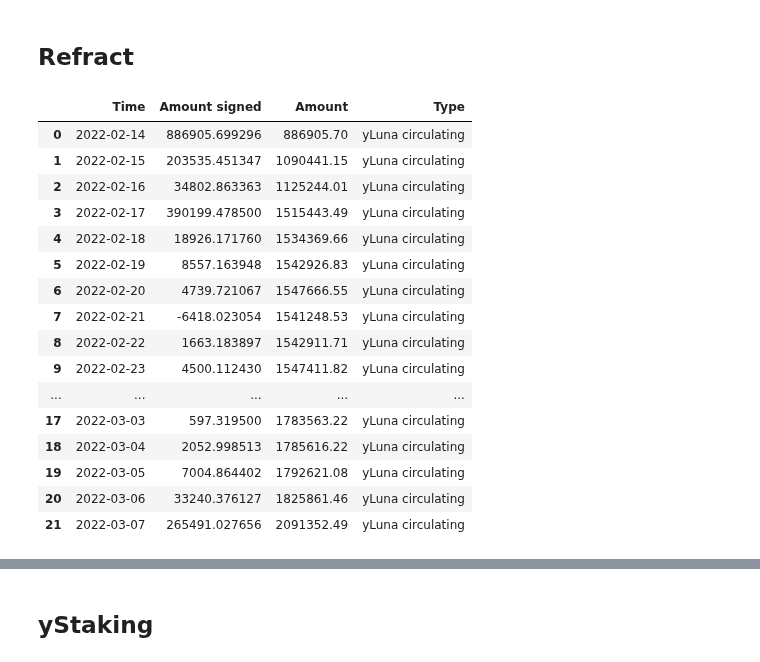
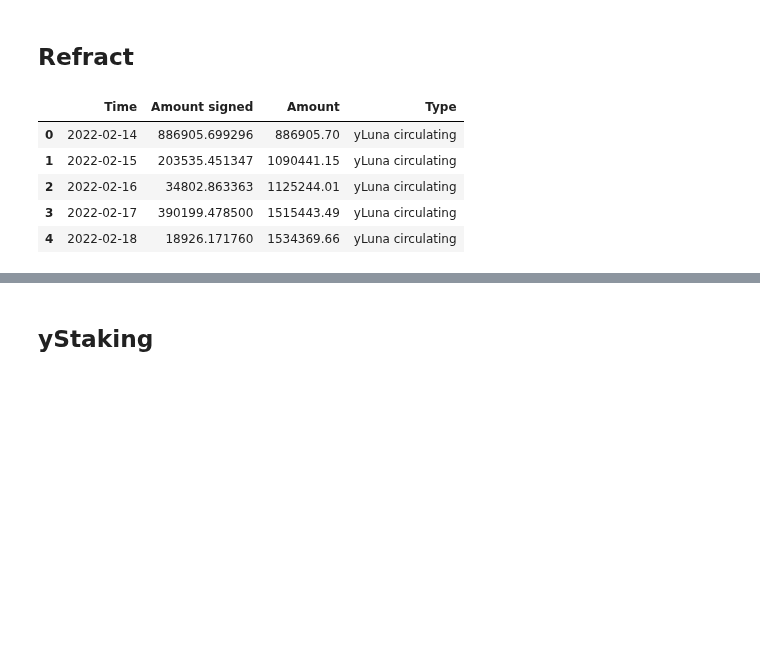
Before and after one commit to IncioMan/prism_forge, a Jupyter notebook: notebook/Prism Farm - Analytics.ipynb, the cells around one changed output, grey strips where cells are left out. Cells and saved outputs as stored; diff of their text form; code cells hidden in the pictures; blank space fills up the shorter version.

```diff
--- a/notebook/Prism Farm - Analytics.ipynb
+++ b/notebook/Prism Farm - Analytics.ipynb
@@ -20,6 +20,11 @@ class DataProvider:
         self.claim = claim
         self.get_url = get_url
         self.path_to_data = path_to_data
+        self.dates_to_mark = pd.DataFrame([
+            ['2022-02-13', '2022-02-13',1600000,'Prism Forge'],
+            ['2022-03-06', '2022-03-06',2100000,'Prism Farm']],
+            columns=['text_date','date','height','text']
+        )
 
     def load_from_url(self):
         self.ystaking_farm_df = self.claim(self.ystaking_farm)
@@ -151,6 +156,17 @@ class DataProvider:
         self.polish_refracting()
         self.polish_ystaking()
         self.polish_ystaking_farm()
+
+    def fill_date_gaps(self, dff, extra_dates=[]):
+        dd = dff.Time.unique()
+        dd = [*dd,*extra_dates]
+        unique_dates = pd.Series(dd).rename('Time').reset_index().drop(columns='index')
+        for t in dff.Type.unique():
+            df = dff[dff.Type==t].merge(unique_dates, how='right').fillna(0)
+            df['Type'] = t
+            dff = dff.append(df)
+        dff = dff.drop_duplicates()
+        return dff
 # %%
 def claim(claim_hash):
     df = pd.read_json(
@@ -193,24 +209,13 @@ dp.polish()
 # %%
 daily_delta_rf = dp.daily_delta_rf
 # %%
-daily_delta_rf
+daily_delta_rf.head()
 # %% [output]
 |  | Time | Amount signed | Amount | Type |
 | 0 | 2022-02-14 | 886905.699296 | 886905.70 | yLuna circulating |
 | 1 | 2022-02-15 | 203535.451347 | 1090441.15 | yLuna circulating |
 | 2 | 2022-02-16 | 34802.863363 | 1125244.01 | yLuna circulating |
 | 3 | 2022-02-17 | 390199.478500 | 1515443.49 | yLuna circulating |
 | 4 | 2022-02-18 | 18926.171760 | 1534369.66 | yLuna circulating |
-| 5 | 2022-02-19 | 8557.163948 | 1542926.83 | yLuna circulating |
-| 6 | 2022-02-20 | 4739.721067 | 1547666.55 | yLuna circulating |
-| 7 | 2022-02-21 | -6418.023054 | 1541248.53 | yLuna circulating |
-| 8 | 2022-02-22 | 1663.183897 | 1542911.71 | yLuna circulating |
-| 9 | 2022-02-23 | 4500.112430 | 1547411.82 | yLuna circulating |
-| ... | ... | ... | ... | ... |
-| 17 | 2022-03-03 | 597.319500 | 1783563.22 | yLuna circulating |
-| 18 | 2022-03-04 | 2052.998513 | 1785616.22 | yLuna circulating |
-| 19 | 2022-03-05 | 7004.864402 | 1792621.08 | yLuna circulating |
-| 20 | 2022-03-06 | 33240.376127 | 1825861.46 | yLuna circulating |
-| 21 | 2022-03-07 | 265491.027656 | 2091352.49 | yLuna circulating |
 # %%
 cp = ChartProvider()
```
Also changed, not shown: parts of 7 cells of this notebook, 2 other files.
